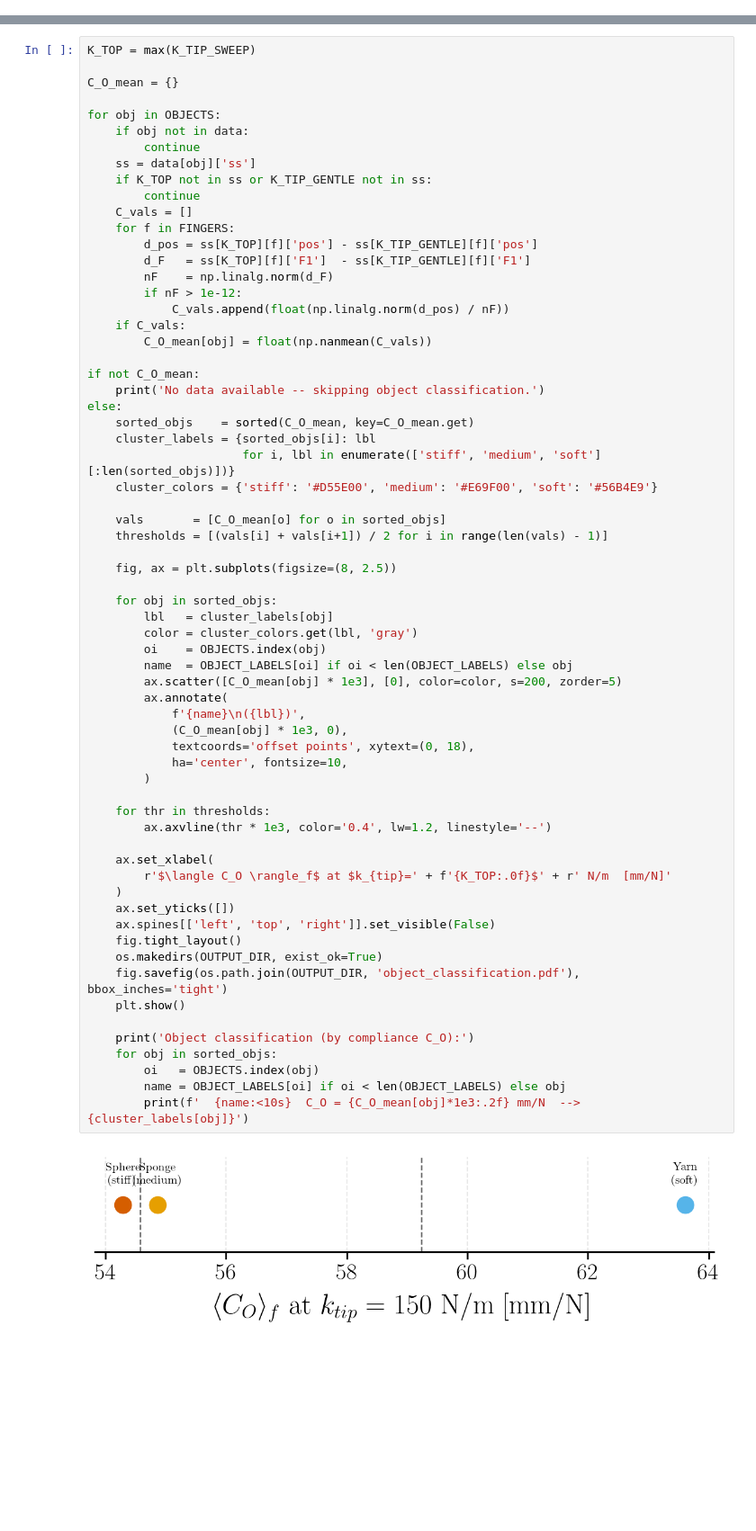
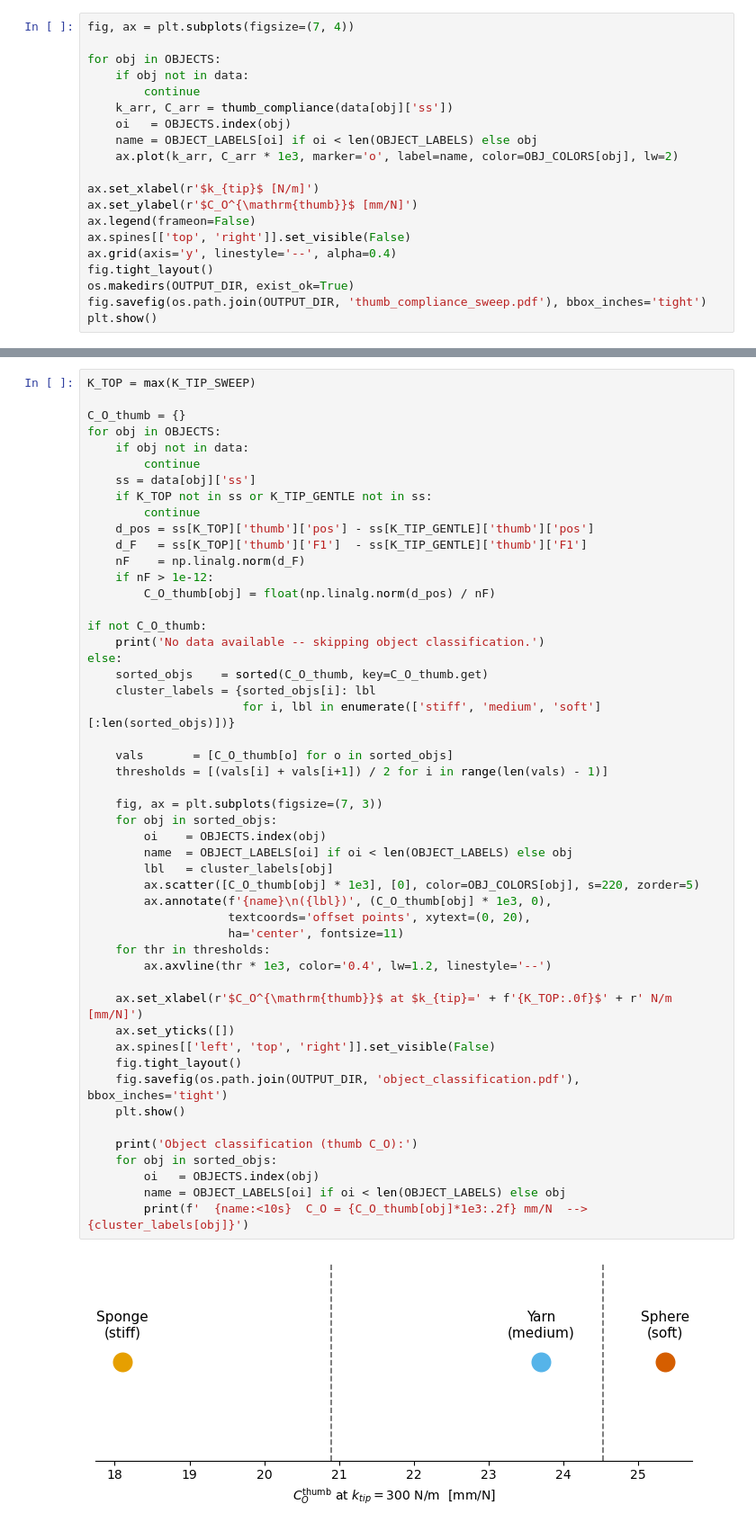
Before and after one commit to CREATE-Lab-EPFL/HumanManipulationVMC, a Jupyter notebook: ProprioceptiveSensing/Hand/plot_object_stiffness_hand.ipynb, the cells around one changed output, grey strips where cells are left out. Shown at 90% size. Cells and saved outputs as stored; diff of their text form; blank space fills up the shorter version.

```diff
--- a/ProprioceptiveSensing/Hand/plot_object_stiffness_hand.ipynb
+++ b/ProprioceptiveSensing/Hand/plot_object_stiffness_hand.ipynb
@@ -343,0 +95,20 @@ Threshold midpoints between consecutive $C_O$ values separate stiff / medium / s
+# %%
+fig, ax = plt.subplots(figsize=(7, 4))
+
+for obj in OBJECTS:
+    if obj not in data:
+        continue
+    k_arr, C_arr = thumb_compliance(data[obj]['ss'])
+    oi   = OBJECTS.index(obj)
+    name = OBJECT_LABELS[oi] if oi < len(OBJECT_LABELS) else obj
+    ax.plot(k_arr, C_arr * 1e3, marker='o', label=name, color=OBJ_COLORS[obj], lw=2)
+
+ax.set_xlabel(r'$k_{tip}$ [N/m]')
+ax.set_ylabel(r'$C_O^{\mathrm{thumb}}$ [mm/N]')
+ax.legend(frameon=False)
+ax.spines[['top', 'right']].set_visible(False)
+ax.grid(axis='y', linestyle='--', alpha=0.4)
+fig.tight_layout()
+os.makedirs(OUTPUT_DIR, exist_ok=True)
+fig.savefig(os.path.join(OUTPUT_DIR, 'thumb_compliance_sweep.pdf'), bbox_inches='tight')
+plt.show()
@@ -344,67 +181,52 @@ Threshold midpoints between consecutive $C_O$ values separate stiff / medium / s
 # %%
 K_TOP = max(K_TIP_SWEEP)
 
-C_O_mean = {}
-
+C_O_thumb = {}
 for obj in OBJECTS:
     if obj not in data:
         continue
     ss = data[obj]['ss']
     if K_TOP not in ss or K_TIP_GENTLE not in ss:
         continue
-    C_vals = []
-    for f in FINGERS:
-        d_pos = ss[K_TOP][f]['pos'] - ss[K_TIP_GENTLE][f]['pos']
-        d_F   = ss[K_TOP][f]['F1']  - ss[K_TIP_GENTLE][f]['F1']
-        nF    = np.linalg.norm(d_F)
-        if nF > 1e-12:
-            C_vals.append(float(np.linalg.norm(d_pos) / nF))
-    if C_vals:
-        C_O_mean[obj] = float(np.nanmean(C_vals))
+    d_pos = ss[K_TOP]['thumb']['pos'] - ss[K_TIP_GENTLE]['thumb']['pos']
+    d_F   = ss[K_TOP]['thumb']['F1']  - ss[K_TIP_GENTLE]['thumb']['F1']
+    nF    = np.linalg.norm(d_F)
+    if nF > 1e-12:
+        C_O_thumb[obj] = float(np.linalg.norm(d_pos) / nF)
 
-if not C_O_mean:
+if not C_O_thumb:
     print('No data available -- skipping object classification.')
 else:
-    sorted_objs    = sorted(C_O_mean, key=C_O_mean.get)
+    sorted_objs    = sorted(C_O_thumb, key=C_O_thumb.get)
     cluster_labels = {sorted_objs[i]: lbl
                       for i, lbl in enumerate(['stiff', 'medium', 'soft'][:len(sorted_objs)])}
-    cluster_colors = {'stiff': '#D55E00', 'medium': '#E69F00', 'soft': '#56B4E9'}
 
-    vals       = [C_O_mean[o] for o in sorted_objs]
+    vals       = [C_O_thumb[o] for o in sorted_objs]
     thresholds = [(vals[i] + vals[i+1]) / 2 for i in range(len(vals) - 1)]
 
-    fig, ax = plt.subplots(figsize=(8, 2.5))
-
+    fig, ax = plt.subplots(figsize=(7, 3))
     for obj in sorted_objs:
-        lbl   = cluster_labels[obj]
-        color = cluster_colors.get(lbl, 'gray')
         oi    = OBJECTS.index(obj)
         name  = OBJECT_LABELS[oi] if oi < len(OBJECT_LABELS) else obj
-        ax.scatter([C_O_mean[obj] * 1e3], [0], color=color, s=200, zorder=5)
-        ax.annotate(
-            f'{name}\n({lbl})',
-            (C_O_mean[obj] * 1e3, 0),
-            textcoords='offset points', xytext=(0, 18),
-            ha='center', fontsize=10,
-        )
-
+        lbl   = cluster_labels[obj]
+        ax.scatter([C_O_thumb[obj] * 1e3], [0], color=OBJ_COLORS[obj], s=220, zorder=5)
+        ax.annotate(f'{name}\n({lbl})', (C_O_thumb[obj] * 1e3, 0),
+                    textcoords='offset points', xytext=(0, 20),
+                    ha='center', fontsize=11)
     for thr in thresholds:
         ax.axvline(thr * 1e3, color='0.4', lw=1.2, linestyle='--')
 
-    ax.set_xlabel(
-        r'$\langle C_O \rangle_f$ at $k_{tip}=' + f'{K_TOP:.0f}$' + r' N/m  [mm/N]'
-    )
+    ax.set_xlabel(r'$C_O^{\mathrm{thumb}}$ at $k_{tip}=' + f'{K_TOP:.0f}$' + r' N/m  [mm/N]')
     ax.set_yticks([])
     ax.spines[['left', 'top', 'right']].set_visible(False)
     fig.tight_layout()
-    os.makedirs(OUTPUT_DIR, exist_ok=True)
     fig.savefig(os.path.join(OUTPUT_DIR, 'object_classification.pdf'), bbox_inches='tight')
     plt.show()
 
-    print('Object classification (by compliance C_O):')
+    print('Object classification (thumb C_O):')
     for obj in sorted_objs:
         oi   = OBJECTS.index(obj)
         name = OBJECT_LABELS[oi] if oi < len(OBJECT_LABELS) else obj
-        print(f'  {name:<10s}  C_O = {C_O_mean[obj]*1e3:.2f} mm/N  -->  {cluster_labels[obj]}')
+        print(f'  {name:<10s}  C_O = {C_O_thumb[obj]*1e3:.2f} mm/N  -->  {cluster_labels[obj]}')
 # %% [output]
-[figure, old version]
+[figure, new version]
```
Also changed, not shown: parts of 21 cells of this notebook, 17 other files.
